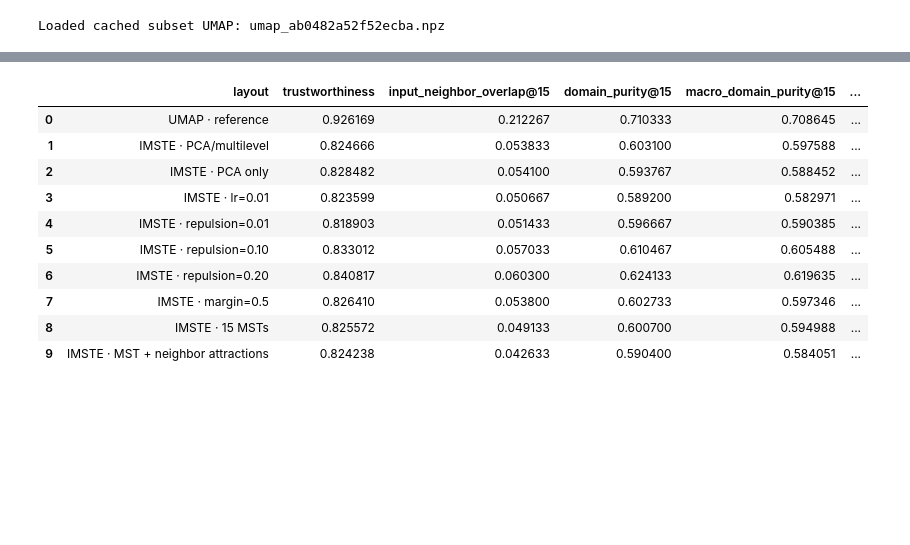
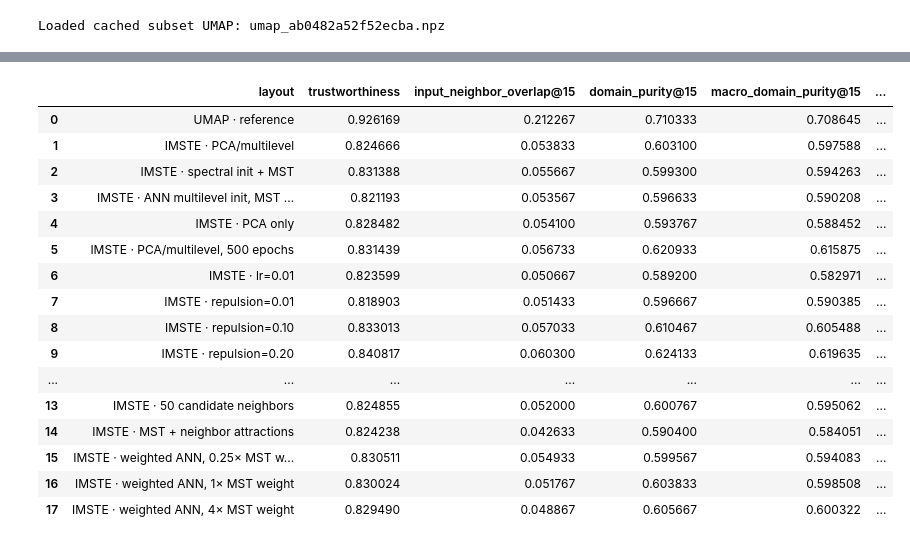
Before and after one commit to fabriziocosta/IteratedMinimumSpanningTree, a Jupyter notebook: notebooks/05_arxiv_balanced_imste_experiments.ipynb, the cells around one changed output, grey strips where cells are left out. Drawn from its saved outputs; the diff is of its cells as text; code cells hidden in the pictures; blank space fills up the shorter version.

```diff
--- a/notebooks/05_arxiv_balanced_imste_experiments.ipynb
+++ b/notebooks/05_arxiv_balanced_imste_experiments.ipynb
@@ -194,8 +438,14 @@ def fit_imste_variant(name, overrides=None):
 # Each IMSTE variant starts independently; none uses UMAP coordinates.
 # Change one optimizer/graph/initialization setting at a time.
 Z_imste_baseline, imste_baseline_seconds = fit_imste_variant("pca_mst_baseline")
+Z_imste_spectral, imste_spectral_seconds = fit_imste_variant(
+    "pca_mst_spectral_init", init_coordinates=Z_spectral, init_id=spectral_key
+)
 Z_imste_pca_only, imste_pca_only_seconds = fit_imste_variant(
     "pca_only", {"multilevel_init": False}
+)
+Z_imste_500_epochs, imste_500_epochs_seconds = fit_imste_variant(
+    "pca_mst_500_epochs", {"n_epochs": 500}
 )
 Z_imste_lr01, imste_lr01_seconds = fit_imste_variant(
     "pca_mst_lr001", {"learning_rate": 0.01}
@@ -215,7 +465,18 @@ Z_imste_wider_margin, imste_wider_margin_seconds = fit_imste_variant(
 Z_imste_mst15, imste_mst15_seconds = fit_imste_variant(
     "pca_mst_15_trees", {"n_msts": 15}
 )
+Z_imste_neighbors30, imste_neighbors30_seconds = fit_imste_variant(
+    "pca_mst_neighbors30", {"mst_neighbors": 30}
+)
+Z_imste_neighbors50, imste_neighbors50_seconds = fit_imste_variant(
+    "pca_mst_neighbors50", {"mst_neighbors": 50}
+)
 Z_imste_knn, imste_knn_seconds = fit_imste_variant(
     "pca_mst_plus_candidate_neighbors", {"include_knn_attraction": True}
 )
+Z_weighted_knn_025, weighted_knn_025_seconds = fit_weighted_knn_variant(0.25)
+Z_weighted_knn_1, weighted_knn_1_seconds = fit_weighted_knn_variant(1.0)
+Z_weighted_knn_4, weighted_knn_4_seconds = fit_weighted_knn_variant(4.0)
+
+Z_imste_knn_multilevel, imste_knn_multilevel_seconds = fit_neighbor_graph_multilevel_init()
 # %% [output]
@@ -270,42 +539,59 @@ def score_layout(name, coordinates):
     local_radius = float(np.median(np.asarray(cleaned_distances)[:, -1]))
     center = np.median(coordinates, axis=0)
     extent = float(np.median(np.linalg.norm(coordinates[anchor_indices] - center, axis=1)))
-    trust = trustworthiness(X_experiment[trust_indices], coordinates[trust_indices], n_neighbors=METRIC_K)
+    with np.errstate(over="ignore", divide="ignore", invalid="ignore"):
+        trust = trustworthiness(
+            X_experiment[trust_indices], coordinates[trust_indices], n_neighbors=METRIC_K
+        )
     return {
         "layout": name,
         "trustworthiness": float(trust),
         "input_neighbor_overlap@15": float(overlap),
         "domain_purity@15": purity,
         "macro_domain_purity@15": macro_purity,
         "median_15NN_radius / median_extent": local_radius / max(extent, 1e-12),
     }
 
 trust_indices = np.sort(metric_rng.choice(len(X_experiment), min(1_500, len(X_experiment)), replace=False))
 
 score_rows = [
     score_layout("UMAP · reference", Z_umap),
     score_layout("IMSTE · PCA/multilevel", Z_imste_baseline),
+    score_layout("IMSTE · spectral init + MST", Z_imste_spectral),
+    score_layout("IMSTE · ANN multilevel init, MST objective", Z_imste_knn_multilevel),
     score_layout("IMSTE · PCA only", Z_imste_pca_only),
+    score_layout("IMSTE · PCA/multilevel, 500 epochs", Z_imste_500_epochs),
     score_layout("IMSTE · lr=0.01", Z_imste_lr01),
     score_layout("IMSTE · repulsion=0.01", Z_imste_repulsion_001),
     score_layout("IMSTE · repulsion=0.10", Z_imste_repulsion_01),
     score_layout("IMSTE · repulsion=0.20", Z_imste_repulsion_02),
     score_layout("IMSTE · margin=0.5", Z_imste_wider_margin),
     score_layout("IMSTE · 15 MSTs", Z_imste_mst15),
+    score_layout("IMSTE · 30 candidate neighbors", Z_imste_neighbors30),
+    score_layout("IMSTE · 50 candidate neighbors", Z_imste_neighbors50),
     score_layout("IMSTE · MST + neighbor attractions", Z_imste_knn),
+    score_layout("IMSTE · weighted ANN, 0.25× MST weight", Z_weighted_knn_025),
+    score_layout("IMSTE · weighted ANN, 1× MST weight", Z_weighted_knn_1),
+    score_layout("IMSTE · weighted ANN, 4× MST weight", Z_weighted_knn_4),
 ]
 scores = pd.DataFrame(score_rows)
 display(scores)
 # %% [output]
 |  | layout | trustworthiness | input_neighbor_overlap@15 | domain_purity@15 | macro_domain_purity@15 | ... |
 | 0 | UMAP · reference | 0.926169 | 0.212267 | 0.710333 | 0.708645 | ... |
 | 1 | IMSTE · PCA/multilevel | 0.824666 | 0.053833 | 0.603100 | 0.597588 | ... |
-| 2 | IMSTE · PCA only | 0.828482 | 0.054100 | 0.593767 | 0.588452 | ... |
-| 3 | IMSTE · lr=0.01 | 0.823599 | 0.050667 | 0.589200 | 0.582971 | ... |
-| 4 | IMSTE · repulsion=0.01 | 0.818903 | 0.051433 | 0.596667 | 0.590385 | ... |
-| 5 | IMSTE · repulsion=0.10 | 0.833012 | 0.057033 | 0.610467 | 0.605488 | ... |
-| 6 | IMSTE · repulsion=0.20 | 0.840817 | 0.060300 | 0.624133 | 0.619635 | ... |
-| 7 | IMSTE · margin=0.5 | 0.826410 | 0.053800 | 0.602733 | 0.597346 | ... |
-| 8 | IMSTE · 15 MSTs | 0.825572 | 0.049133 | 0.600700 | 0.594988 | ... |
-| 9 | IMSTE · MST + neighbor attractions | 0.824238 | 0.042633 | 0.590400 | 0.584051 | ... |
+| 2 | IMSTE · spectral init + MST | 0.831388 | 0.055667 | 0.599300 | 0.594263 | ... |
+| 3 | IMSTE · ANN multilevel init, MST ... | 0.821193 | 0.053567 | 0.596633 | 0.590208 | ... |
+| 4 | IMSTE · PCA only | 0.828482 | 0.054100 | 0.593767 | 0.588452 | ... |
+| 5 | IMSTE · PCA/multilevel, 500 epochs | 0.831439 | 0.056733 | 0.620933 | 0.615875 | ... |
+| 6 | IMSTE · lr=0.01 | 0.823599 | 0.050667 | 0.589200 | 0.582971 | ... |
+| 7 | IMSTE · repulsion=0.01 | 0.818903 | 0.051433 | 0.596667 | 0.590385 | ... |
+| 8 | IMSTE · repulsion=0.10 | 0.833013 | 0.057033 | 0.610467 | 0.605488 | ... |
+| 9 | IMSTE · repulsion=0.20 | 0.840817 | 0.060300 | 0.624133 | 0.619635 | ... |
+| ... | ... | ... | ... | ... | ... | ... |
+| 13 | IMSTE · 50 candidate neighbors | 0.824855 | 0.052000 | 0.600767 | 0.595062 | ... |
+| 14 | IMSTE · MST + neighbor attractions | 0.824238 | 0.042633 | 0.590400 | 0.584051 | ... |
+| 15 | IMSTE · weighted ANN, 0.25× MST w... | 0.830511 | 0.054933 | 0.599567 | 0.594083 | ... |
+| 16 | IMSTE · weighted ANN, 1× MST weight | 0.830024 | 0.051767 | 0.603833 | 0.598508 | ... |
+| 17 | IMSTE · weighted ANN, 4× MST weight | 0.829490 | 0.048867 | 0.605667 | 0.600322 | ... |
 # %% [markdown]
```
Also changed, not shown: parts of 5 cells of this notebook.
